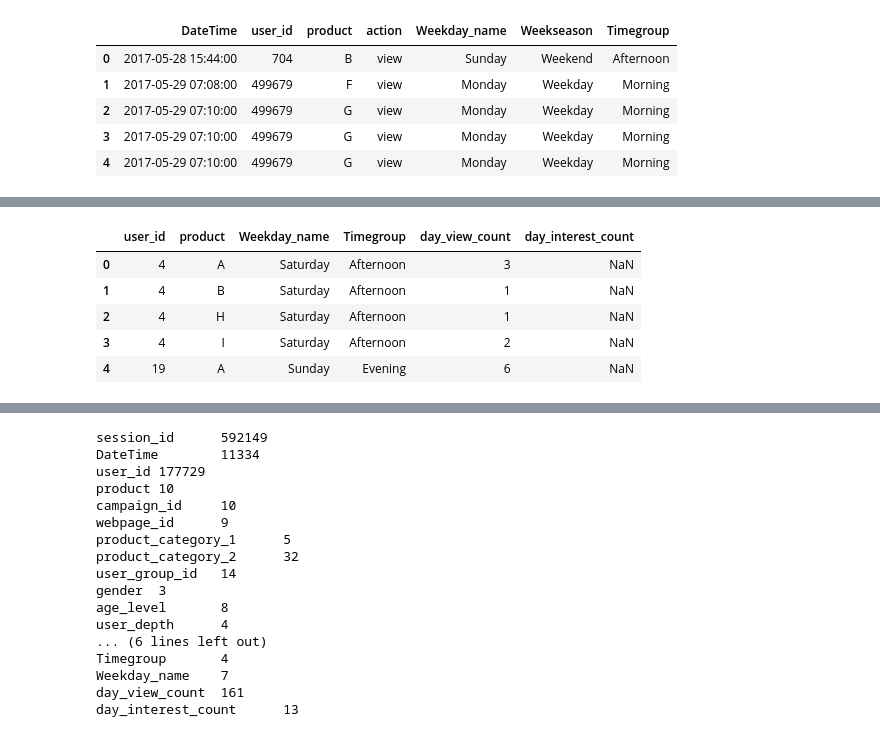
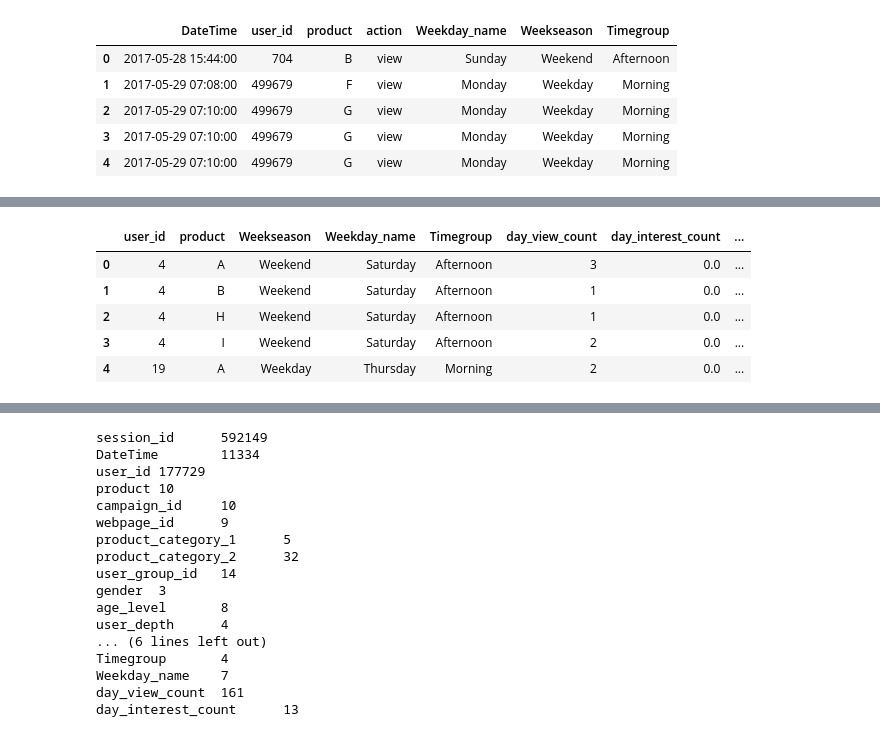
Before and after one commit to sar12089/Python, a Jupyter notebook: Hackathon/AV - AMEX/AMEX Data Preprocessing.ipynb, the cells around one changed output, grey strips where cells are left out. Saved outputs shown, nothing was run; the diff lists cells and outputs as text; code cells hidden in the pictures.

```diff
--- a/Hackathon/AV - AMEX/AMEX Data Preprocessing.ipynb
+++ b/Hackathon/AV - AMEX/AMEX Data Preprocessing.ipynb
@@ -384,8 +406,6 @@ hist.loc[(5<=hist.DateTime.dt.hour) & (hist.DateTime.dt.hour<12),'Timegroup']='M
 hist.loc[(12<=hist.DateTime.dt.hour) & (hist.DateTime.dt.hour<17),'Timegroup']='Afternoon'
 hist.loc[(17<=hist.DateTime.dt.hour) & (hist.DateTime.dt.hour<21),'Timegroup']='Evening'
 hist.loc[hist.Timegroup.isna(),'Timegroup']='Night'
-# %%
-hist['Weekday_name']=hist.DateTime.dt.weekday_name
 # %%
 hist.head()
 # %% [output]
@@ -500,5 +531,5 @@ hist.head()
 | 3 | 2017-05-29 07:10:00 | 499679 | G | view | Monday | Weekday | Morning |
 | 4 | 2017-05-29 07:10:00 | 499679 | G | view | Monday | Weekday | Morning |
 # %%
-hist_met=hist[(hist['action']=='view')].groupby(['user_id','product','Weekday_name','Timegroup']).size().to_frame('size').reset_index()
+hist_met=hist[(hist['action']=='view')].groupby(['user_id','product','Weekseason','Weekday_name','Timegroup']).size().to_frame('size').reset_index()
 hist_met.rename(columns={'size':'day_view_count'}, inplace=True)
@@ -505,4 +545,4 @@ hist_met.rename(columns={'size':'day_view_count'}, inplace=True)
 # %%
-hist_temp=hist[(hist['action']=='interest')].groupby(['user_id','product','Weekday_name','Timegroup']).size().to_frame('size').reset_index()
+hist_temp=hist[(hist['action']=='interest')].groupby(['user_id','product','Weekseason','Weekday_name','Timegroup']).size().to_frame('size').reset_index()
 hist_temp.rename(columns={'size':'day_interest_count'}, inplace=True)
-hist_met=pd.merge(hist_met,hist_temp,how='left',on=['user_id','product','Weekday_name','Timegroup'])
+hist_met=pd.merge(hist_met,hist_temp,how='left',on=['user_id','product','Weekseason','Weekday_name','Timegroup'])
@@ -513,7 +571,7 @@ hist_met=pd.merge(hist_met,hist_temp,how='left',on=['user_id','product','Weeksea
 # %%
-hist_temp=hist[(hist['action']=='interest')].groupby(['user_id','product','Weekday_name','Timegroup']).size().to_frame('size').reset_index()
+hist_temp=hist[(hist['action']=='interest')].groupby(['user_id','product','Weekseason','Timegroup']).size().to_frame('size').reset_index()
 hist_temp.rename(columns={'size':'weekseason_interest_count'}, inplace=True)
-hist_met=pd.merge(hist_met,hist_temp,how='left',on=['user_id','product','Weekday_name','Timegroup'])
+hist_met=pd.merge(hist_met,hist_temp,how='left',on=['user_id','product','Weekseason','Timegroup'])
 # %%
 hist_temp=hist[(hist['action']=='view')].groupby(['user_id','product','Weekseason']).size().to_frame('size').reset_index()
 hist_temp.rename(columns={'size':'tot_weekseason_view_count'}, inplace=True)
@@ -530,15 +588,16 @@ hist_met=pd.merge(hist_met,hist_temp,how='left',on=['user_id','product'])
 hist_temp=hist[(hist['action']=='interest')].groupby(['user_id','product']).size().to_frame('size').reset_index()
 hist_temp.rename(columns={'size':'total_interest_count'}, inplace=True)
 hist_met=pd.merge(hist_met,hist_temp,how='left',on=['user_id','product'])
-# %%
-hist_met.head()
-# %% [output]
-|  | user_id | product | Weekday_name | Timegroup | day_view_count | day_interest_count |
-| 0 | 4 | A | Saturday | Afternoon | 3 | NaN |
-| 1 | 4 | B | Saturday | Afternoon | 1 | NaN |
-| 2 | 4 | H | Saturday | Afternoon | 1 | NaN |
-| 3 | 4 | I | Saturday | Afternoon | 2 | NaN |
-| 4 | 19 | A | Sunday | Evening | 6 | NaN |
+# %%
+hist_met.fillna(value=0,inplace=True)
+hist_met.head()
+# %% [output]
+|  | user_id | product | Weekseason | Weekday_name | Timegroup | day_view_count | day_interest_count | ... |
+| 0 | 4 | A | Weekend | Saturday | Afternoon | 3 | 0.0 | ... |
+| 1 | 4 | B | Weekend | Saturday | Afternoon | 1 | 0.0 | ... |
+| 2 | 4 | H | Weekend | Saturday | Afternoon | 1 | 0.0 | ... |
+| 3 | 4 | I | Weekend | Saturday | Afternoon | 2 | 0.0 | ... |
+| 4 | 19 | A | Weekday | Thursday | Morning | 2 | 0.0 | ... |
 # %%
 df.head()
 # %% [output]
```
Also changed, not shown: parts of 82 cells of this notebook, 7 other files.
